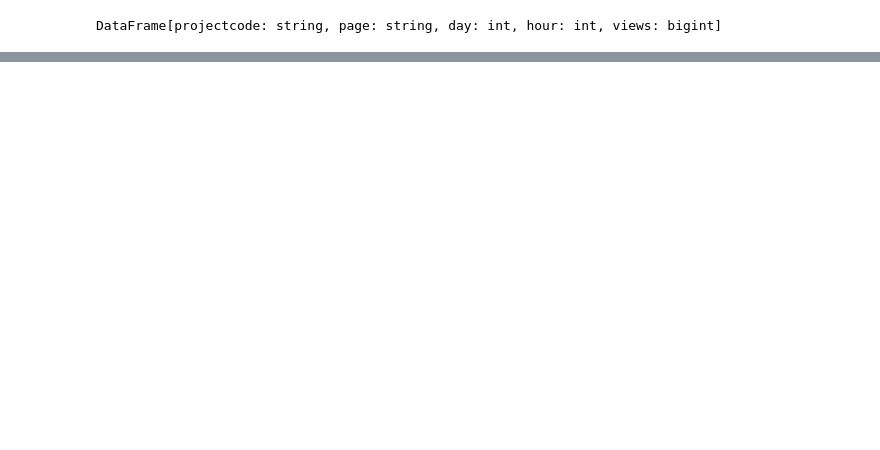
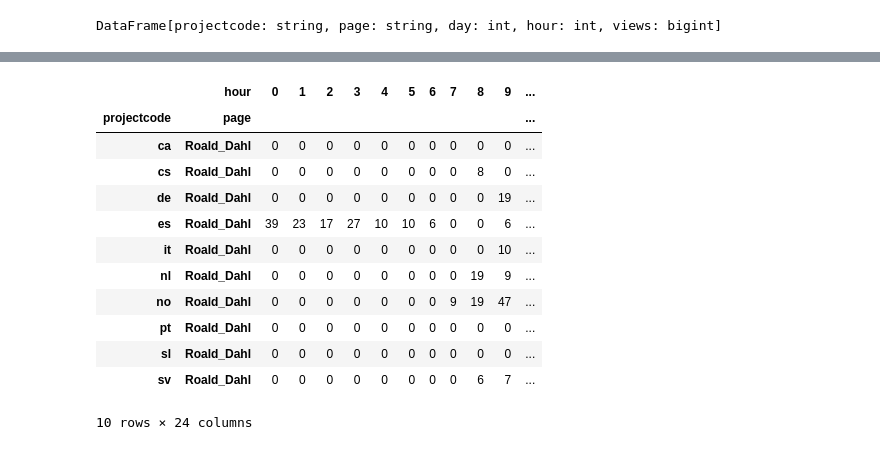
Before and after one commit to cygilbert/projetnosql, a Jupyter notebook: TestReq.ipynb, the cells around one changed output, grey strips where cells are left out. Saved outputs shown, nothing was run; the diff lists cells and outputs as text; code cells hidden in the pictures; blank space fills up the shorter version.

```diff
--- a/TestReq.ipynb
+++ b/TestReq.ipynb
@@ -15,2 +23,2 @@ wikipediadata = hc.read.format("org.apache.spark.sql.cassandra").\
 # %%
-day = 60
+day = 61
@@ -20,7 +26,7 @@ t0 = time.time()
 # On veut les 24 dernieres heures de day
 sums = wikipediadata.where(wikipediadata.day == day)
 # Sous-ensemble de test
-sums = sums.where((sums.page == 'Cadillac_Brougham') | ((sums.page == 'Roald_Dahl') & (sums.projectcode == 'fr')))
+sums = sums.where((sums.page == 'Cadillac_Brougham') | (sums.page == 'Roald_Dahl'))
 
 # On cache pour plus tard
 sums.cache()
@@ -49,7 +136,8 @@ diffs = diffs.withColumn('sub_score', diffs.diff * diffs.coef)
 # %%
 totals = diffs.groupby('projectcode', 'page').sum('views', 'sub_score')
 # on normalise par la racine de la somme des views
-totals = totals.withColumn('score', totals['SUM(sub_score)'] / F.sqrt(totals['SUM(views)'])) \
+totals = totals.withColumn('score',
+        totals['SUM(sub_score)'] / F.sqrt(totals['SUM(views)'])) \
         .orderBy(F.desc('score')) \
         .withColumnRenamed('SUM(views)', 'total_views') \
         .limit(10)
@@ -67,3 +218,19 @@ df2 = df2.iloc[:, 2:]
 df2 = df2.pivot_table(values='views', columns=['hour'], index=['projectcode', 'page'], fill_value=0)
+# %%
+df2.head(10)
+# %% [output]
+|  | hour | 0 | 1 | 2 | 3 | 4 | 5 | 6 | 7 | 8 | 9 | ... |
+| projectcode | page |  |  |  |  |  |  |  |  |  |  | ... |
+| ca | Roald_Dahl | 0 | 0 | 0 | 0 | 0 | 0 | 0 | 0 | 0 | 0 | ... |
+| cs | Roald_Dahl | 0 | 0 | 0 | 0 | 0 | 0 | 0 | 0 | 8 | 0 | ... |
+| de | Roald_Dahl | 0 | 0 | 0 | 0 | 0 | 0 | 0 | 0 | 0 | 19 | ... |
+| es | Roald_Dahl | 39 | 23 | 17 | 27 | 10 | 10 | 6 | 0 | 0 | 6 | ... |
+| it | Roald_Dahl | 0 | 0 | 0 | 0 | 0 | 0 | 0 | 0 | 0 | 10 | ... |
+| nl | Roald_Dahl | 0 | 0 | 0 | 0 | 0 | 0 | 0 | 0 | 19 | 9 | ... |
+| no | Roald_Dahl | 0 | 0 | 0 | 0 | 0 | 0 | 0 | 9 | 19 | 47 | ... |
+| pt | Roald_Dahl | 0 | 0 | 0 | 0 | 0 | 0 | 0 | 0 | 0 | 0 | ... |
+| sl | Roald_Dahl | 0 | 0 | 0 | 0 | 0 | 0 | 0 | 0 | 0 | 0 | ... |
+| sv | Roald_Dahl | 0 | 0 | 0 | 0 | 0 | 0 | 0 | 0 | 6 | 7 | ... |
+10 rows × 24 columns
 # %%
 df = df.merge(df2, left_on=['projectcode', 'page'], right_index=True)
```
Also changed, not shown: parts of 25 cells of this notebook, 2 other files.
